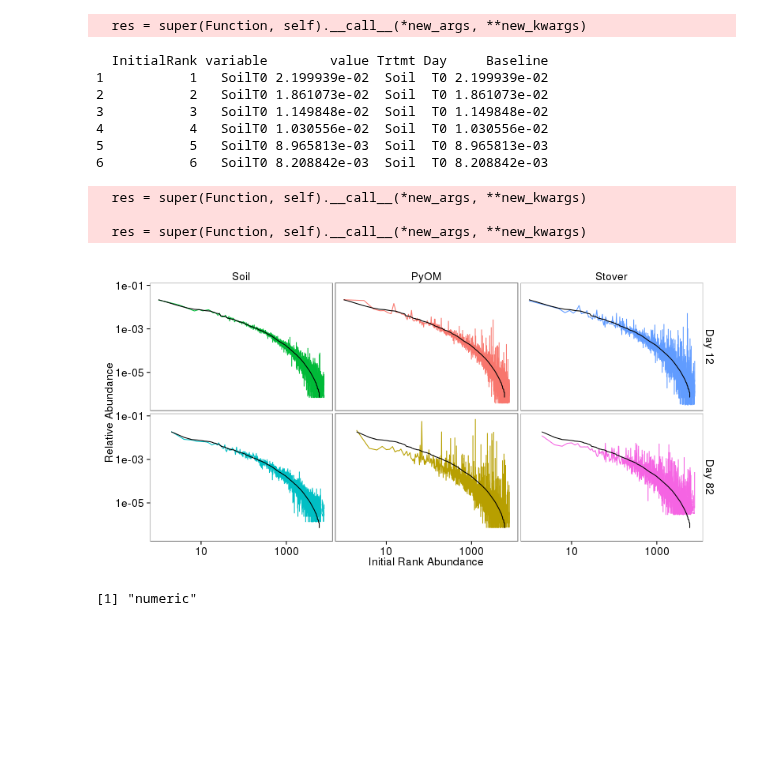
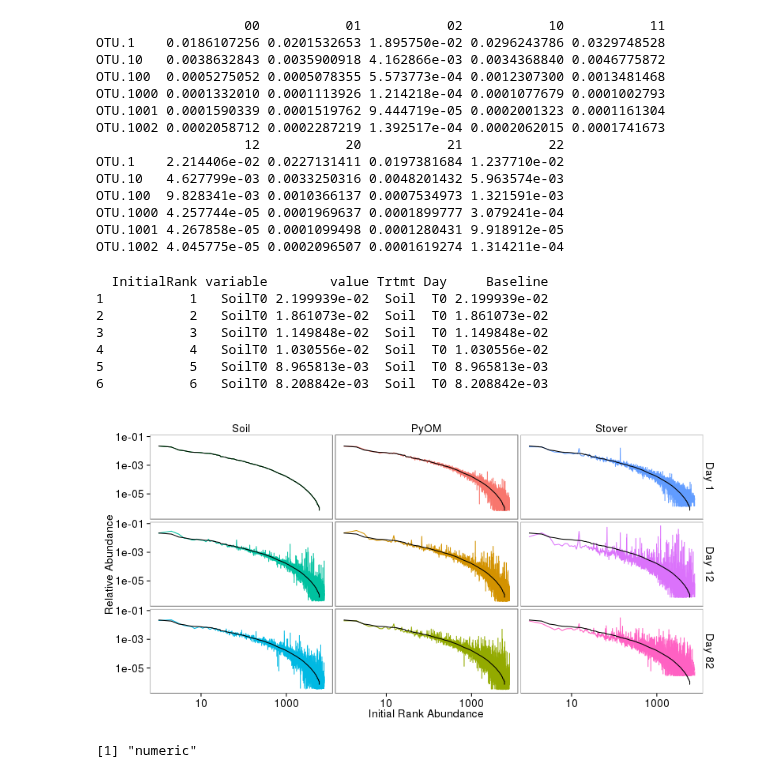
Before and after one commit to TheaWhitman/PyOM, a Jupyter notebook: manuscript_figures/Rank_Abundance.ipynb, the cells around one changed output. Cells and saved outputs as stored; diff of their text form; code cells hidden in the pictures; blank space fills up the shorter version.

Commit message:
Fixed Rank-Abundance figure

```diff
--- a/manuscript_figures/Rank_Abundance.ipynb
+++ b/manuscript_figures/Rank_Abundance.ipynb
@@ -88,11 +70,31 @@ Groups: DayAmdmt, Day, Amdmt [9]
 9        00     0     0 OTU.1006 5.466466e-05
 10       00     0     0 OTU.1007 4.866607e-05
 ..      ...   ...   ...      ...          ...
+# %%
+%%R
+test=t(cast(d,DayAmdmt~OTU))
+test =as.data.frame(as.matrix(test))
+head(test)
+# %% [output]
+                   00           01           02           10           11
+OTU.1    0.0186107256 0.0201532653 1.895750e-02 0.0296243786 0.0329748528
+OTU.10   0.0038632843 0.0035900918 4.162866e-03 0.0034368840 0.0046775872
+OTU.100  0.0005275052 0.0005078355 5.573773e-04 0.0012307300 0.0013481468
+OTU.1000 0.0001332010 0.0001113926 1.214218e-04 0.0001077679 0.0001002793
+OTU.1001 0.0001590339 0.0001519762 9.444719e-05 0.0002001323 0.0001161304
+OTU.1002 0.0002058712 0.0002287219 1.392517e-04 0.0002062015 0.0001741673
+                   12           20           21           22
+OTU.1    2.214406e-02 0.0227131411 0.0197381684 1.237710e-02
+OTU.10   4.627799e-03 0.0033250316 0.0048201432 5.963574e-03
+OTU.100  9.828341e-03 0.0010366137 0.0007534973 1.321591e-03
+OTU.1000 4.257744e-05 0.0001969637 0.0001899777 3.079241e-04
+OTU.1001 4.267858e-05 0.0001099498 0.0001280431 9.918912e-05
+OTU.1002 4.045775e-05 0.0002096507 0.0001619274 1.314211e-04
 # %%
 %%R
 test=t(cast(d,DayAmdmt~OTU))
 test =as.data.frame(as.matrix(test))
-colnames(test) = c("SoilT0","SoilT1","SoilT2","PyOMT0","PyOMT1","PyOMT2","StoverT0","StoverT1","StoverT2")
+colnames(test) = c("SoilT0","PyOMT0","StoverT0","SoilT1","PyOMT1","StoverT1","SoilT2","PyOMT2","StoverT2")
 test = test %>%
     arrange(-SoilT0)%>%
     mutate(InitialRank = c(1:dim(test)[1]))
@@ -109,50 +111,46 @@ test = test %>%
 #    mutate(VariableRank = c(1:7770))
 head(test)
 # %% [output]
-  res = super(Function, self).__call__(*new_args, **new_kwargs)
+  InitialRank variable        value Trtmt Day     Baseline
+1           1   SoilT0 2.199939e-02  Soil  T0 2.199939e-02
+2           2   SoilT0 1.861073e-02  Soil  T0 1.861073e-02
+3           3   SoilT0 1.149848e-02  Soil  T0 1.149848e-02
+4           4   SoilT0 1.030556e-02  Soil  T0 1.030556e-02
+5           5   SoilT0 8.965813e-03  Soil  T0 8.965813e-03
+6           6   SoilT0 8.208842e-03  Soil  T0 8.208842e-03
-  InitialRank variable        value Trtmt Day     Baseline
-1           1   SoilT0 2.199939e-02  Soil  T0 2.199939e-02
-2           2   SoilT0 1.861073e-02  Soil  T0 1.861073e-02
-3           3   SoilT0 1.149848e-02  Soil  T0 1.149848e-02
-4           4   SoilT0 1.030556e-02  Soil  T0 1.030556e-02
-5           5   SoilT0 8.965813e-03  Soil  T0 8.965813e-03
-6           6   SoilT0 8.208842e-03  Soil  T0 8.208842e-03
 # %%
 %%R -w 800 -h 400
 test$Trtmt = revalue(test$Trtmt,c("PyOM"="PyOM","Soil"="Soil","Stov"="Stover"))
 test$Trtmt = factor(test$Trtmt,levels=c("Soil","PyOM","Stover"))
 test$Day = revalue(test$Day,c("T0"="Day 1","T1"="Day 12","T2"="Day 82"))
 test$InitialRank = as.numeric(paste(test$InitialRank))
 test$value = as.numeric(paste(test$value))
 test$Baseline = as.numeric(paste(test$Baseline))
 
-test = test %>%
-    filter(Day == c("Day 12", "Day 82"))
+#test = test %>%
+#    filter(Day == c("Day 12", "Day 82"))
 
 p = ggplot(test, aes(x=InitialRank,y=value,colour=variable))
 p = p + geom_line()
 p = p + scale_y_continuous(trans="log10") + scale_x_continuous(trans="log10")
 
 p = p + geom_line(aes(y=Baseline),colour="black")
 p = p + facet_grid(~Day~Trtmt)
 p = p + ylab("Relative Abundance") + xlab("Initial Rank Abundance")
 p = p + guides(colour=FALSE)
 p = p + theme_bw() +
   theme(
     plot.background = element_rect(fill = "transparent", colour = NA)
    ,panel.grid.major = element_blank()
    ,panel.grid.minor = element_blank()
     ,panel.background = element_rect(fill = "transparent",colour = NA)
   ) +
   theme(strip.background = element_rect(colour="white", fill="white"),
        axis.text = element_text(size=14),
        axis.title = element_text(size=14),
        strip.text = element_text(size=14))
 p
 # %% [output]
-  res = super(Function, self).__call__(*new_args, **new_kwargs)
-
-  res = super(Function, self).__call__(*new_args, **new_kwargs)
-[figure, old version]
+[figure, new version]
 # %%
 %%R
```
Also changed, not shown: parts of 2 cells of this notebook, 1 other file.
